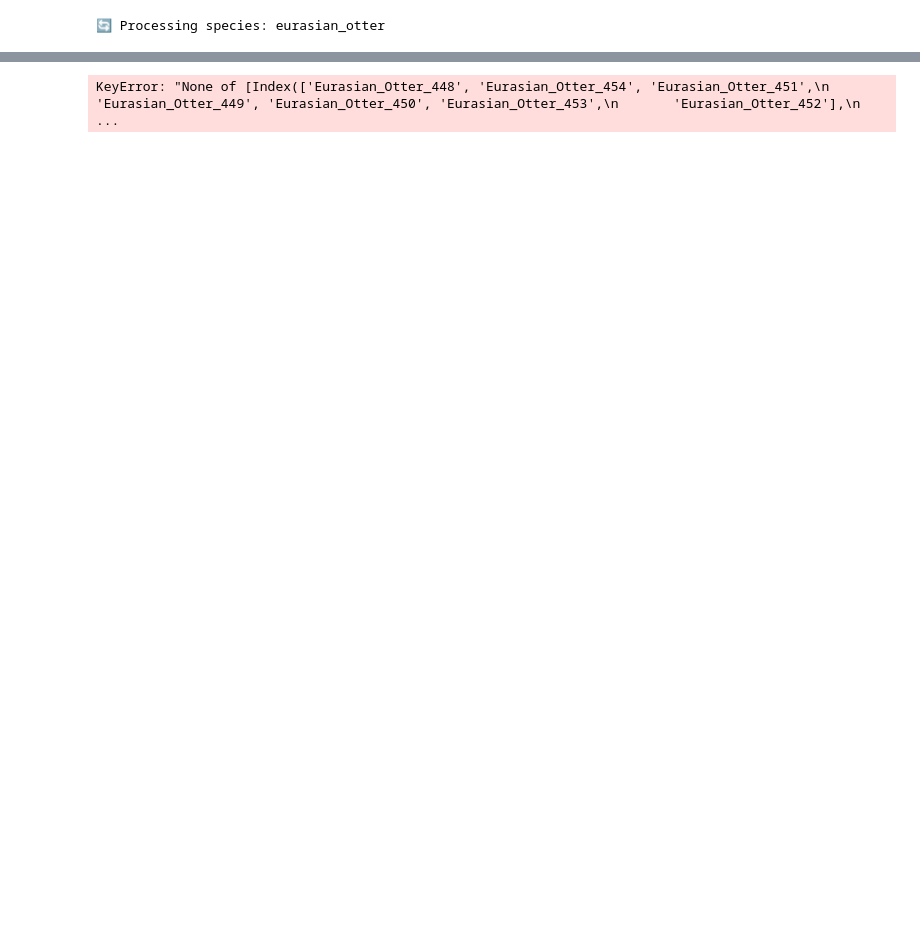
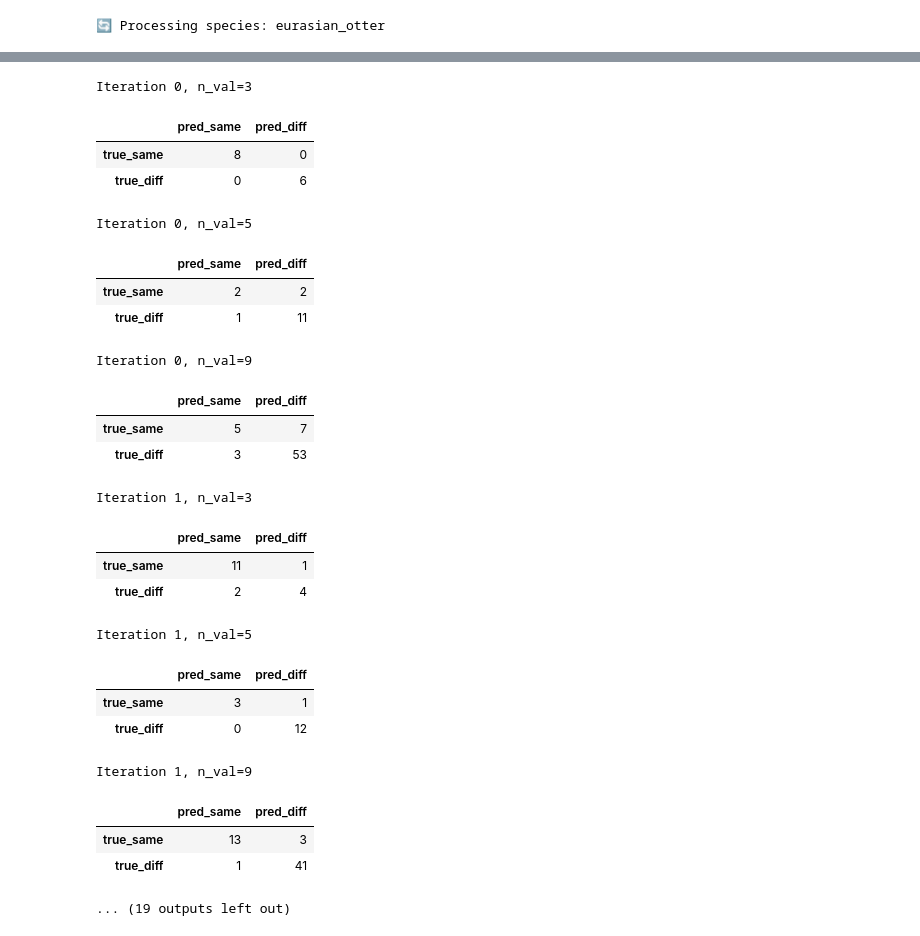
Before and after one commit to FKistner85/FIT_package, a Jupyter notebook: notebooks/otter_three_pipelines.ipynb, the cells around one changed output, grey strips where cells are left out. Drawn from its saved outputs; the diff is of its cells as text; code cells hidden in the pictures; blank space fills up the shorter version.

```diff
--- a/notebooks/otter_three_pipelines.ipynb
+++ b/notebooks/otter_three_pipelines.ipynb
@@ -20,7 +18,7 @@ from FIT_python.pipeline_individual_id.geometric_pairwise_projection import (
 from FIT_python.pipeline_individual_id.baseline_pipeline import DistanceBaseline
 from FIT_python.pipeline_individual_id.supervised_umap_pipeline import run as run_umap
 
-# from FIT_python.pipeline_individual_id.siamese_pipeline import run as run_siamese
+from FIT_python.pipeline_individual_id.siamese_pipeline import run as run_siamese
 from FIT_python.pipeline_individual_id.evaluation import compute_confusion
 import seaborn as sns, matplotlib.pyplot as plt
 from FIT_python.data_split_and_summary.data_import_utils import (
@@ -54,14 +52,14 @@ feature_cols = [
     c for c in df.columns if c.startswith(("dist", "ang", "t", "v")) and c != "trail"
 ]
 ids = df["individual_id"].unique()
-split = sequential_holdout_ids(ids, val_sizes=[3, 5, 9], n_iter=1, random_state=0)[0]
+split = sequential_holdout_ids(ids, val_sizes=[3, 5, 9], n_iter=5, random_state=0)[0]
 train_df = df[df["individual_id"].isin(split["train_ids"])]
 val_df = df[df["individual_id"].isin(split["val_ids"])]
 val_comps = generate_pairwise_comparisons_from_df(
     val_df,
     id_col="individual_id",
-    group_sizes=[  7],
-    n_repeats=2,
+    group_sizes=[ 2,3,5, 7],
+    n_repeats=10,
     mode="both",
     selfmatch_factor=2.0,
     n_folds=3,
@@ -96,36 +94,60 @@ val_comps
 # %%
 import pandas as pd
 import seaborn as sns
 import matplotlib.pyplot as plt
 from sklearn.linear_model import LogisticRegression
 from sklearn.model_selection import StratifiedKFold, cross_val_predict
 from FIT_python.pipeline_individual_id.baseline_pipeline import DistanceBaseline
 from FIT_python.pipeline_individual_id.evaluation import compute_confusion
 
-# 1) Generiere die Features & Labels
-res_base = DistanceBaseline.run(train_df, val_comps, feature_cols, val_df=val_df)
-Xb = res_base.filter(regex="^dist_")
-yb = res_base["same_individual"].map({"True": 1, "False": 0})
+splits = sequential_holdout_ids(ids, val_sizes=[3, 5, 9], n_iter=10, random_state=0)
 
-# 2) Definiere Stratified 5-Fold CV
-cv = StratifiedKFold(n_splits=3, shuffle=True, random_state=42)
-lr = LogisticRegression(max_iter=200)
+for split in splits:
+    train_df = df[df["individual_id"].isin(split["train_ids"])]
+    val_df   = df[df["individual_id"].isin(split["val_ids"])]
+    val_comps = generate_pairwise_comparisons_from_df(
+        val_df, id_col="individual_id", group_sizes=[7],
+        n_repeats=2, mode="both", selfmatch_factor=2.0,
+        n_folds=2, random_state=42, show_progress=True,
+    )
 
-# 3) Erzeuge CV-Predictions für jedes Sample im Validation-Set
-y_pred = cross_val_predict(lr, Xb, yb, cv=cv)
+    res_base = DistanceBaseline.run(train_df, val_comps, feature_cols, val_df=val_df)
+    Xb = res_base.filter(regex="^dist_")
+    yb = res_base["same_individual"].map({"True": 1, "False": 0})
 
-# 4) Berechne die Konfusionsmatrix
-cm_base = compute_confusion(pd.DataFrame({"same_individual": yb, "pred": y_pred}))
+    cv = StratifiedKFold(n_splits=2, shuffle=True, random_state=42)
+    lr = LogisticRegression(max_iter=200)
+    y_pred = cross_val_predict(lr, Xb, yb, cv=cv)
 
-# 5) Visualisiere
-plt.figure(figsize=(6, 5))
-sns.heatmap(cm_base, annot=True, fmt="d", cmap="Blues")
-plt.xlabel("Predicted")
-plt.ylabel("Actual")
-plt.title("5-Fold Stratified CV Confusion Matrix")
-plt.show()
+    cm_base = compute_confusion(pd.DataFrame({"same_individual": yb, "pred": y_pred}))
+    print(f"Iteration {split['iteration']}, n_val={split['n_val']}")
+    display(cm_base)
 # %% [output]
-KeyError: "None of [Index(['Eurasian_Otter_448', 'Eurasian_Otter_454', 'Eurasian_Otter_451',\n       'Eurasian_Otter_449', 'Eurasian_Otter_450', 'Eurasian_Otter_453',\n       'Eurasian_Otter_452'],\n  ...
+Iteration 0, n_val=3
+|  | pred_same | pred_diff |
+| true_same | 8 | 0 |
+| true_diff | 0 | 6 |
+Iteration 0, n_val=5
+|  | pred_same | pred_diff |
+| true_same | 2 | 2 |
+| true_diff | 1 | 11 |
+Iteration 0, n_val=9
+|  | pred_same | pred_diff |
+| true_same | 5 | 7 |
+| true_diff | 3 | 53 |
+Iteration 1, n_val=3
+|  | pred_same | pred_diff |
+| true_same | 11 | 1 |
+| true_diff | 2 | 4 |
+Iteration 1, n_val=5
+|  | pred_same | pred_diff |
+| true_same | 3 | 1 |
+| true_diff | 0 | 12 |
+Iteration 1, n_val=9
+|  | pred_same | pred_diff |
+| true_same | 13 | 3 |
+| true_diff | 1 | 41 |
+... (19 outputs left out)
 # %%
 res_umap, emb_umap = run_umap(train_df, val_comps, feature_cols, val_df=val_df)
 yu = res_umap["same_individual"].map({"True": 1, "False": 0})
```
Also changed, not shown: parts of 4 cells of this notebook.
